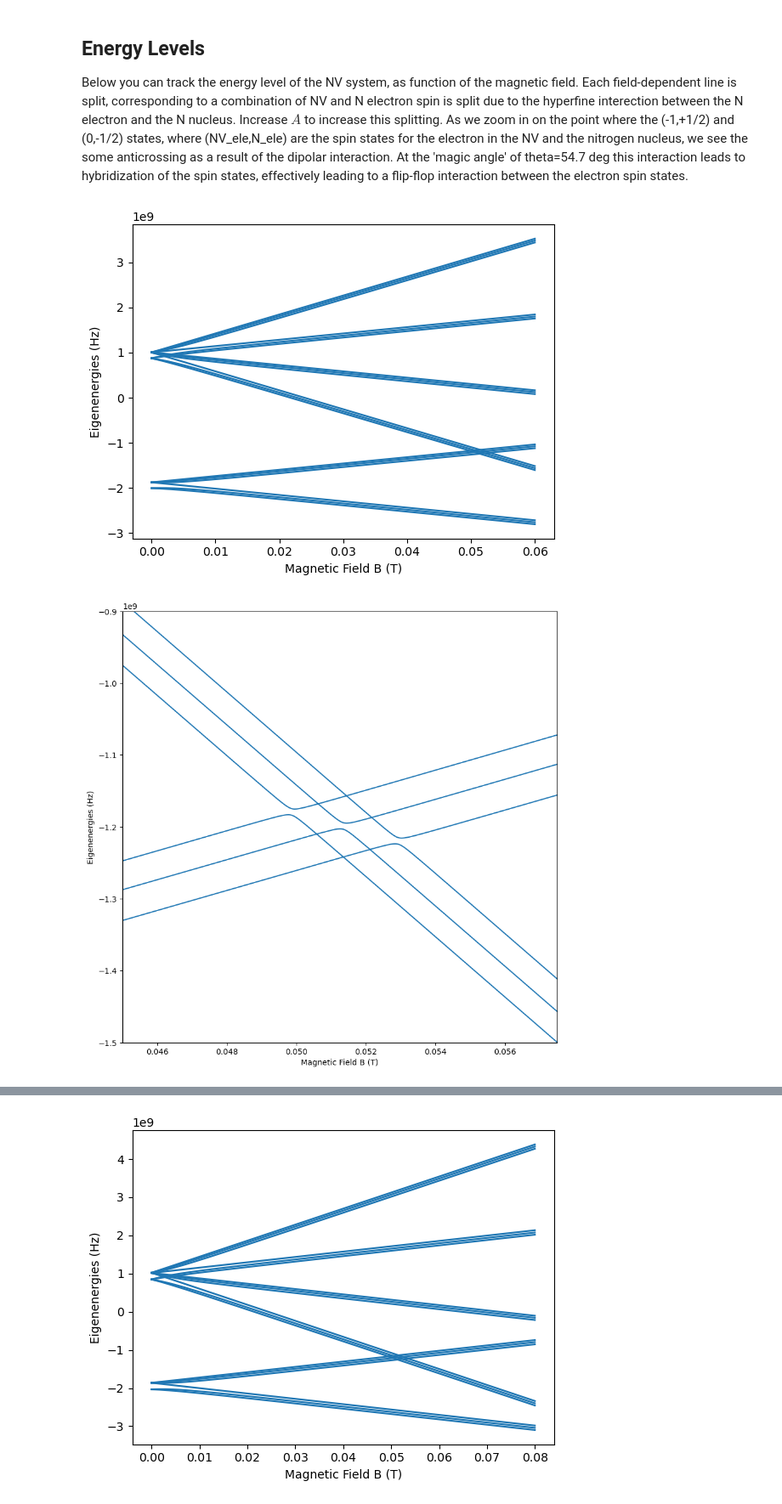
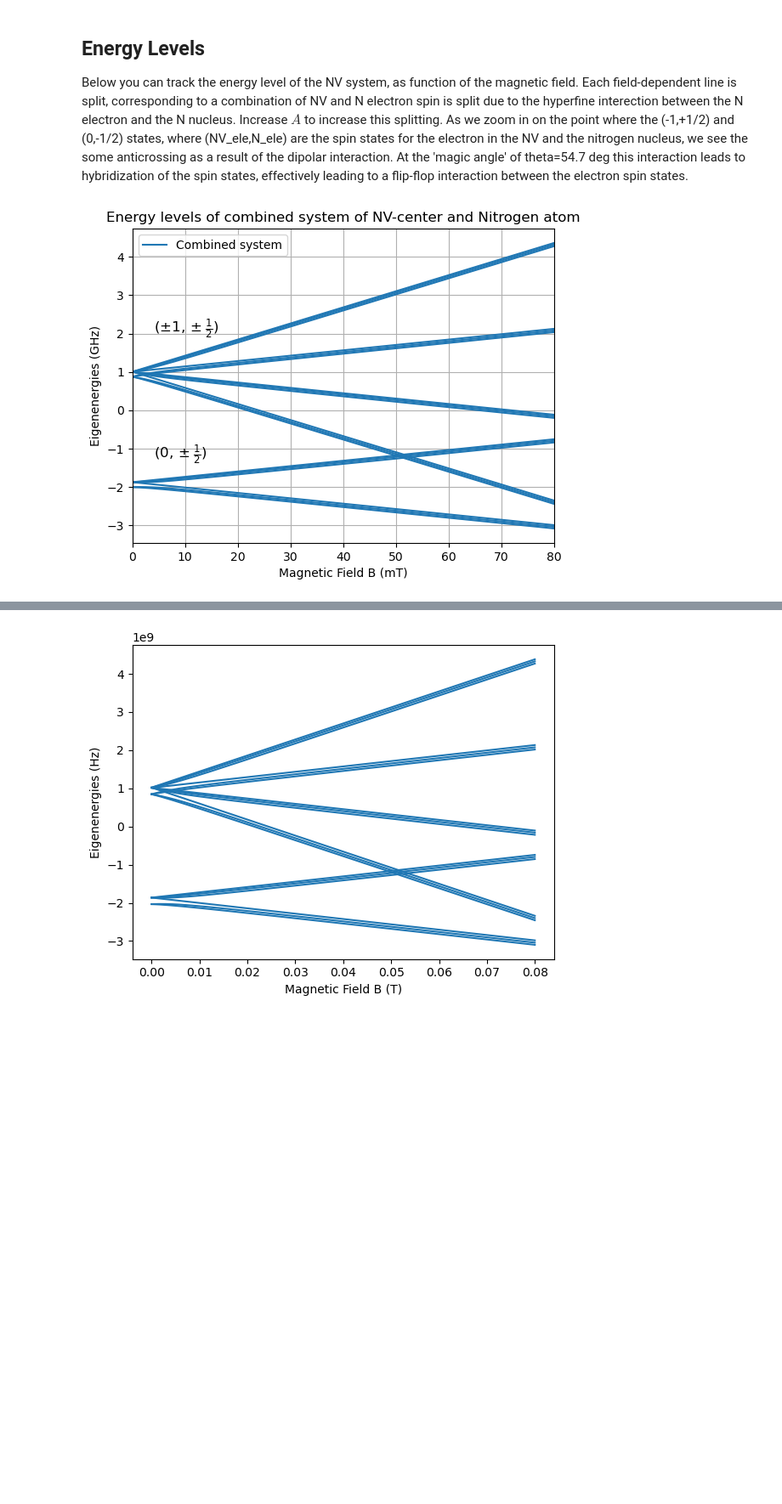
Before and after one commit to RoaldvdBoogaart/QDQC_project, a Jupyter notebook: code/7_HF_couplings_P1center.ipynb, the cells around one changed output, grey strips where cells are left out. Shown at 85% size. Cells and saved outputs as stored; diff of their text form; code cells hidden in the pictures; blank space fills up the shorter version.

```diff
--- a/code/7_HF_couplings_P1center.ipynb
+++ b/code/7_HF_couplings_P1center.ipynb
@@ -320,31 +310,37 @@ def system_hamiltonian(b_field: float, theta: float, distance: float, hf_couplin
 
 Below you can track the energy level of the NV system, as function of the magnetic field. Each field-dependent line is split, corresponding to a combination of NV and N electron spin is split due to the hyperfine interection between the N electron and the N nucleus. Increase $A$ to increase this splitting. As we zoom in on the point where the (-1,+1/2) and (0,-1/2) states, where (NV_ele,N_ele) are the spin states for the electron in the NV and the nitrogen nucleus, we see the some anticrossing as a result of the dipolar interaction. At the 'magic angle' of theta=54.7 deg this interaction leads to hybridization of the spin states, effectively leading to a flip-flop interaction between the electron spin states.
 # %%
-B_list = np.linspace(0e-4,600e-4,2001) # Magnetic Field in Tesla
+B_list = np.linspace(0e-4, 800e-4, 2001) # Magnetic Field in Tesla
 theta = 54.7 # Angle between the N and NV electrons, relative to the magnetic field.  Degrees
 A = 86e6 # Hyperfine splitting energy. Hz
 energy_list = []
-energy_list_rwa = []
+energy_list_uncoupled = []
+
 
 for B in B_list:
     energy_at_field = system_hamiltonian(b_field=B, hf_coupling=A, theta=theta, distance=2e-9).eigenenergies()
-    # energy_at_field_rwa = system_hamiltonian(b_field=B, hf_coupling=A, theta=theta, distance=2e-9, rwa=True).eigenenergies()
+    energy_at_field_uncoupled = system_hamiltonian(b_field=B, hf_coupling=A, theta=theta, distance=2e-9, add_dipolar_coupling=False).eigenenergies()
     energy_list.append(energy_at_field)
-    # energy_list_rwa.append(energy_at_field_rwa)
-
-plt.plot(B_list, energy_list, color='C0')
-# plt.plot(B_list,energy_list_rwa, color='C1')
-plt.ylabel('Eigenenergies (Hz)')
-plt.xlabel('Magnetic Field B (T)')
-plt.show()
-plt.figure(figsize=(10,10))
-plt.plot(B_list,energy_list, color='C0')
-# plt.plot(B_list,energy_list_rwa, color='C1')
-plt.ylabel('Eigenenergies (Hz)')
-plt.xlabel('Magnetic Field B (T)')
-plt.xlim(0.045,0.0575)
-plt.ylim((-1.5e9, -0.9e9))
-plt.show()
+    energy_list_uncoupled.append(energy_at_field_uncoupled)
-# %% [output]
-[figure, removed]
-[figure, removed]
+# %%
+for i in range(6*3):
+    if i == 0:
+        plt.plot(B_list * 1e3, np.array(energy_list_uncoupled)[:, i] / 1e9, color='C0', label='Combined system', linestyle='-')
+    else:
+        plt.plot(B_list * 1e3, np.array(energy_list_uncoupled)[:, i] / 1e9, color='C0', linestyle='-')
+
+# plt.plot(B_list, energy_list, color='C1', label='Combined system')
+plt.ylabel('Eigenenergies (GHz)')
+plt.xlabel('Magnetic Field B (mT)')
+plt.title('Energy levels of combined system of NV-center and Nitrogen atom')
+plt.grid()
+plt.legend()
+
+plt.xlim(0, 800e-1)
+
+plt.annotate(r'$(0, \pm \frac{1}{2})$', (0.05, 0.28), xycoords='axes fraction', va='center', size=12)
+plt.annotate(r'$(\pm 1, \pm \frac{1}{2})$', (0.05, 0.68), xycoords='axes fraction', va='center', size=12)
+
+plt.savefig('combined_system_large_sweep.png', dpi=500, bbox_inches='tight')
+# %% [output]
+[figure, added]
```
Also changed, not shown: parts of 12 cells of this notebook, 4 other files.
